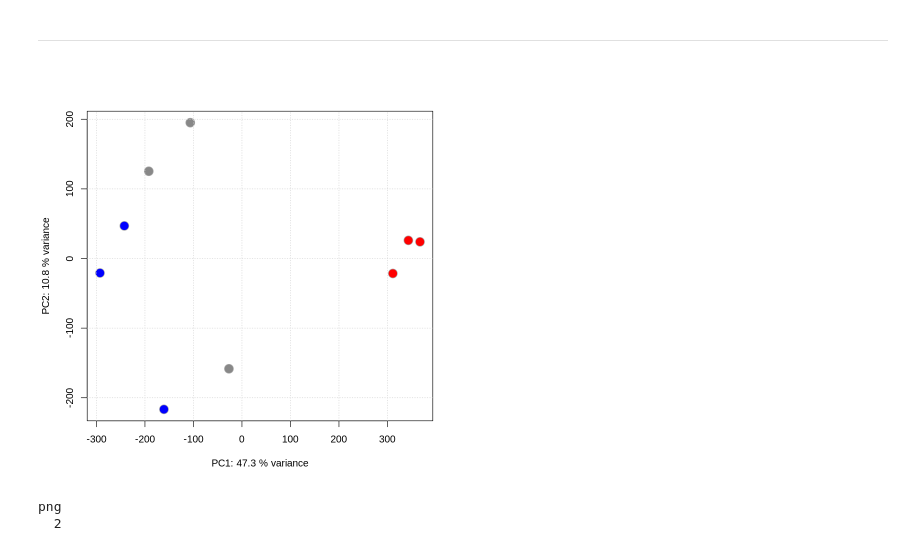
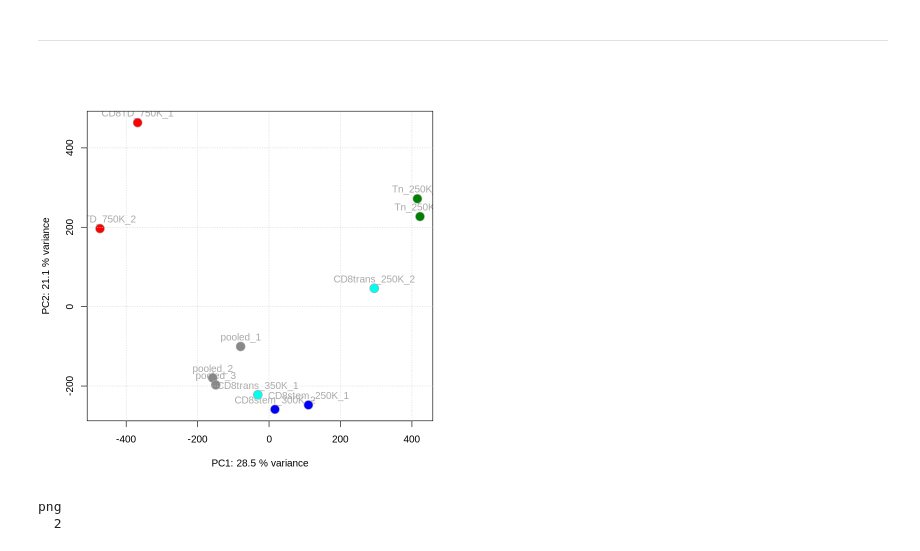
Before and after one commit to shuzhao-li-lab/Phosphatidylserine_analyses, a Jupyter notebook: script/R/PCA_plot_only_postGroupFilt.ipynb, the cells around one changed output. Cells and saved outputs as stored; diff of their text form; code cells hidden in the pictures.

```diff
--- a/script/R/PCA_plot_only_postGroupFilt.ipynb
+++ b/script/R/PCA_plot_only_postGroupFilt.ipynb
@@ -6,7 +6,7 @@ library(glue)
 # %%
 exp_label = "postGroupFilt"
 # %%
-input_matrix_name = "../../output/preprocessing_97/log2_groupFil0.3_HILICpos_featab.csv"
-meta_data_name = "../../input/sequence_file/clean_meta_df_wt1_HILICpos.csv"
+input_matrix_name = "../../output/preproc_fultab_lab_targlist_79_rmTn750K/groupFil0.3_RPneg_blkM_featab.csv"
+meta_data_name = "../../../seq/RPneg_addgrp.csv"
 # %%
 rn = sample(1:100, 1)
@@ -25,2 +49,2 @@ rownames(sub_meta_df) = sub_meta_df$tID_dedup
 # %%
-data.df = df[,grep('R5pos\\_[0-9]+|R5neg\\_[0-9]+|Naive\\_[0-9]+',colnames(df))]
+data.df = df[,grep('pooled\\_[0-9]+|CD8stem\\_[0-9]+|CD8TD\\_[0-9]+|CD8trans\\_[0-9]+|Tn\\_[0-9]+',colnames(df))]
@@ -75,5 +89,9 @@ A data.frame: 9 × 4
 # %%
 library(stringr)
-ordered_group_v = str_extract(colnames(data.df.log2),'Naive|R5neg|R5pos')
+ordered_group_v = str_extract(colnames(data.df.log2),'pooled|Tn|CD8stem|CD8trans|CD8TD')
 # %%
-color_v = c('Naive' = "#888888", 'R5neg' = "#ff0000",'R5pos' = '#0000ff')[ordered_group_v]
+color_v = c('pooled' = "#888888",
+            'Tn' = "#008000",
+            'CD8stem' = '#0000ff',
+            'CD8trans' = '#00fff0',
+            'CD8TD' = '#ff0000')[ordered_group_v]
@@ -120,22 +146,22 @@ png
 # %%
 #' Perform the PCA omitting all features with an NA in any of the
 data.df.log2.zero = data.df.log2
 data.df.log2.zero[is.na(data.df.log2.zero)] = 0
 pc <- prcomp(t(data.df.log2.zero), center = TRUE)
 
 #' Plot the PCA
 pcSummary <- summary(pc)
 plot(pc$x[, 1], pc$x[,2], pch = 21, main = "",
      xlab = paste0("PC1: ", format(pcSummary$importance[2, 1] * 100,
                                    digits = 3), " % variance"),
      ylab = paste0("PC2: ", format(pcSummary$importance[2, 2] * 100,
                                    digits = 3), " % variance"),
+     text(pc$x[, 1], pc$x[,2],  col = "darkgrey", labels = colnames(data.df.log2),
+     pos = 3, cex = 1),
      col = "darkgrey", bg = color_v, cex = 2)
      grid()
-    # text(pc$x[, 1], pc$x[,2],  col = "darkgrey", labels = colnames(data.df.log2)
-    # pos = 3, cex = 2)
 # %% [output]
-[figure, old version]
+[figure, new version]
 # %%
 #' Perform the PCA omitting all features with an NA in any of the
 data.df.log2.zero = data.df.log2
```
Also changed, not shown: parts of 14 cells of this notebook, 6 other files.
